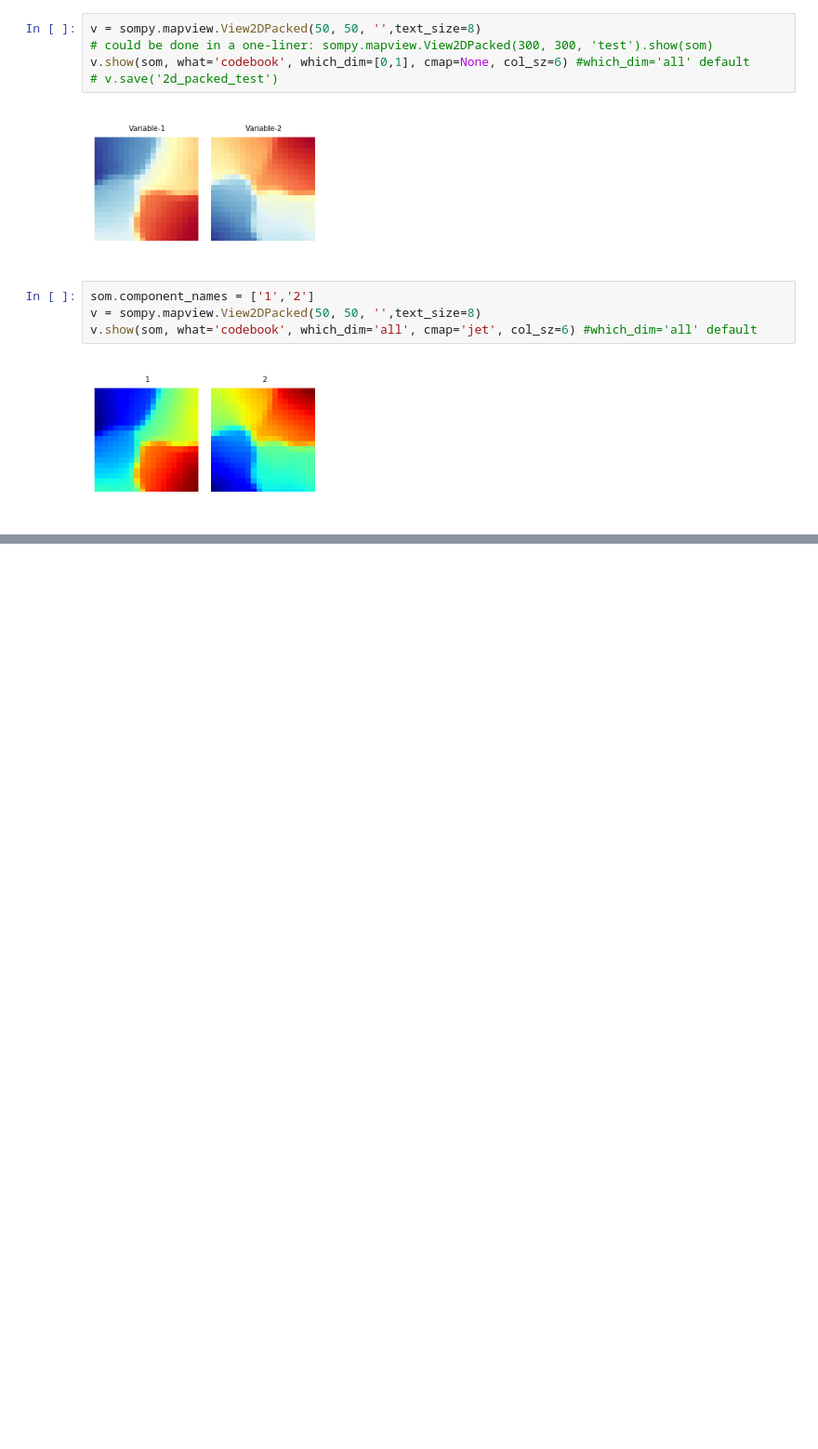
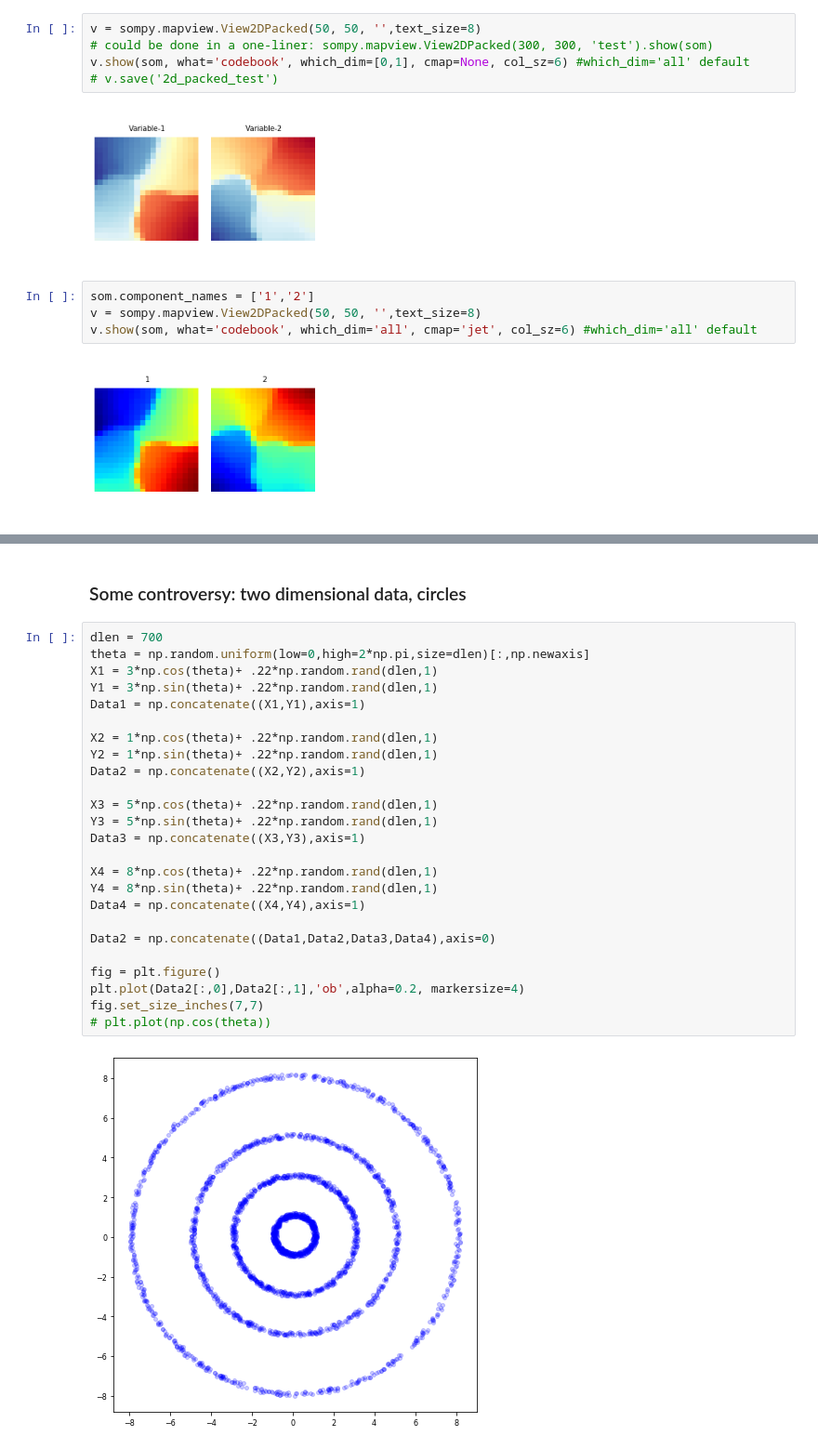
Before and after one commit to GAnagno/Dimensionality-Reduction, a Jupyter notebook: SOMPY.ipynb, the cells around one changed output, grey strips where cells are left out. Shown: that part at 93% size. Cells and saved outputs as stored; diff of their text form; blank space fills up the shorter version.

```diff
--- a/SOMPY.ipynb
+++ b/SOMPY.ipynb
@@ -55,0 +93,29 @@ v.show(som, what='codebook', which_dim='all', cmap='jet', col_sz=6) #which_dim='
+# %% [markdown]
+### Some controversy: two dimensional data, circles
+# %%
+dlen = 700
+theta = np.random.uniform(low=0,high=2*np.pi,size=dlen)[:,np.newaxis]
+X1 = 3*np.cos(theta)+ .22*np.random.rand(dlen,1)
+Y1 = 3*np.sin(theta)+ .22*np.random.rand(dlen,1)
+Data1 = np.concatenate((X1,Y1),axis=1)
+
+X2 = 1*np.cos(theta)+ .22*np.random.rand(dlen,1)
+Y2 = 1*np.sin(theta)+ .22*np.random.rand(dlen,1)
+Data2 = np.concatenate((X2,Y2),axis=1)
+
+X3 = 5*np.cos(theta)+ .22*np.random.rand(dlen,1)
+Y3 = 5*np.sin(theta)+ .22*np.random.rand(dlen,1)
+Data3 = np.concatenate((X3,Y3),axis=1)
+
+X4 = 8*np.cos(theta)+ .22*np.random.rand(dlen,1)
+Y4 = 8*np.sin(theta)+ .22*np.random.rand(dlen,1)
+Data4 = np.concatenate((X4,Y4),axis=1)
+
+Data2 = np.concatenate((Data1,Data2,Data3,Data4),axis=0)
+
+fig = plt.figure()
+plt.plot(Data2[:,0],Data2[:,1],'ob',alpha=0.2, markersize=4)
+fig.set_size_inches(7,7)
+# plt.plot(np.cos(theta))
+# %% [output]
+[figure, added]
```
Also changed, not shown: parts of 9 cells of this notebook.
